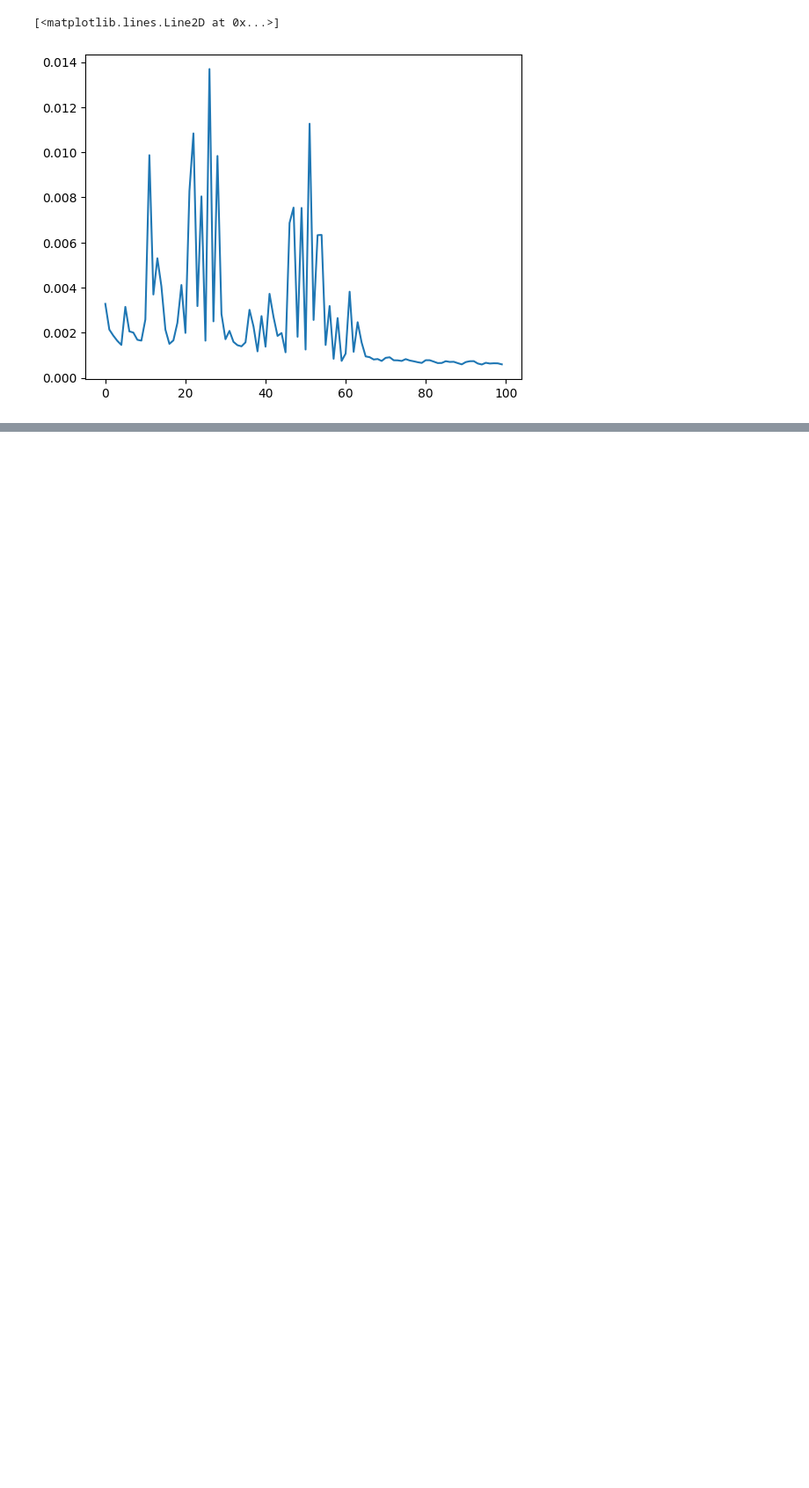
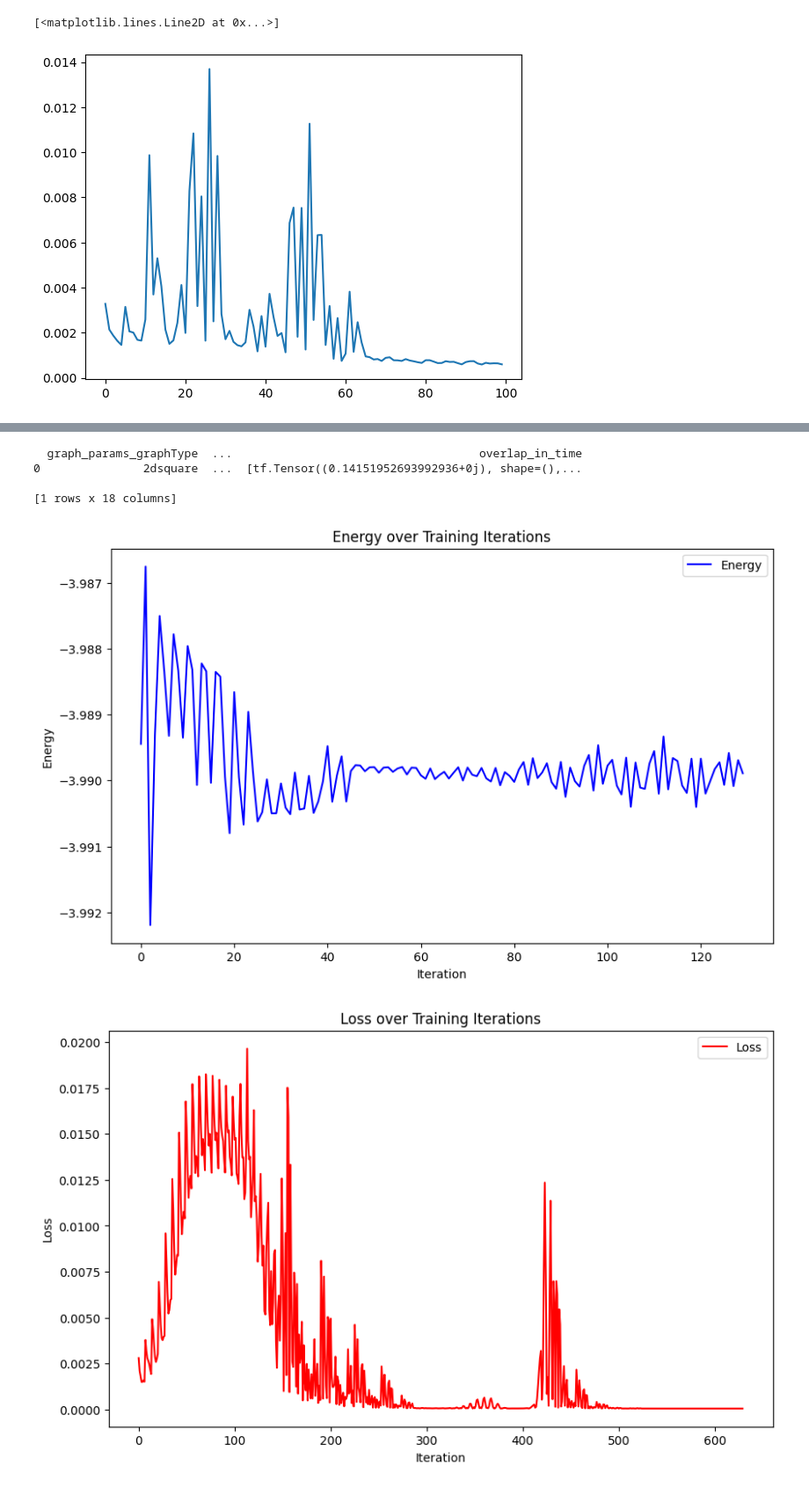
Before and after one commit to StefanoTroffa/thesis_MSc, a Jupyter notebook: compgraph/findthegradient.ipynb, the cells around one changed output, grey strips where cells are left out. Shown at 88% size. Cells and saved outputs as stored; diff of their text form; code cells hidden in the pictures; blank space fills up the shorter version.

```diff
--- a/compgraph/findthegradient.ipynb
+++ b/compgraph/findthegradient.ipynb
@@ -1029,0 +1063,47 @@ plt.plot(lista[2][400:])
+# %%
+import pandas as pd
+import matplotlib.pyplot as plt
+
+# Load the data from the pickle file
+file_path = '~/thesis/computational_graphs/simulation/simulation_results/GNN2simple_64_16/system_Heisenberg/2dsquare_02_02_Neel/beta_0.07_fullHilbert_yes_batch_8_lr_7e-05_loops_90_7/results_2dsquare_2_2_Neel_0.07_yes_8_7e-05_90_7_2_GNN2simple_64_16.pkl'  # Update this to your actual file path
+df = pd.read_pickle(file_path)
+print(df)
+# %% [output]
+  graph_params_graphType  ...                                    overlap_in_time
+0               2dsquare  ...  [tf.Tensor((0.14151952693992936+0j), shape=(),...
+
+[1 rows x 18 columns]
+# %%
+energies = df['energies'].iloc[0]
+loss_vectors = df['loss_vectors'].iloc[0]
+overlap_in_time = df['overlap_in_time'].iloc[0]
+# %%
+# Plotting Energies
+plt.figure(figsize=(10, 6))
+plt.plot(energies[500:], label='Energy', color='blue')
+plt.title('Energy over Training Iterations')
+plt.xlabel('Iteration')
+plt.ylabel('Energy')
+plt.legend()
+plt.show()
+
+# Plotting Loss Vectors
+plt.figure(figsize=(10, 6))
+plt.plot(loss_vectors, label='Loss', color='red')
+plt.title('Loss over Training Iterations')
+plt.xlabel('Iteration')
+plt.ylabel('Loss')
+plt.legend()
+plt.show()
+
+# Plotting Overlap in Time
+plt.figure(figsize=(10, 6))
+plt.plot(overlap_in_time, label='Overlap', color='green')
+plt.title('Overlap over Training Iterations')
+plt.xlabel('Iteration')
+plt.ylabel('Overlap')
+plt.legend()
+plt.show()
+# %% [output]
+[figure, added]
+[figure, added]
```
Also changed, not shown: parts of 2 cells of this notebook, 3 other files.
